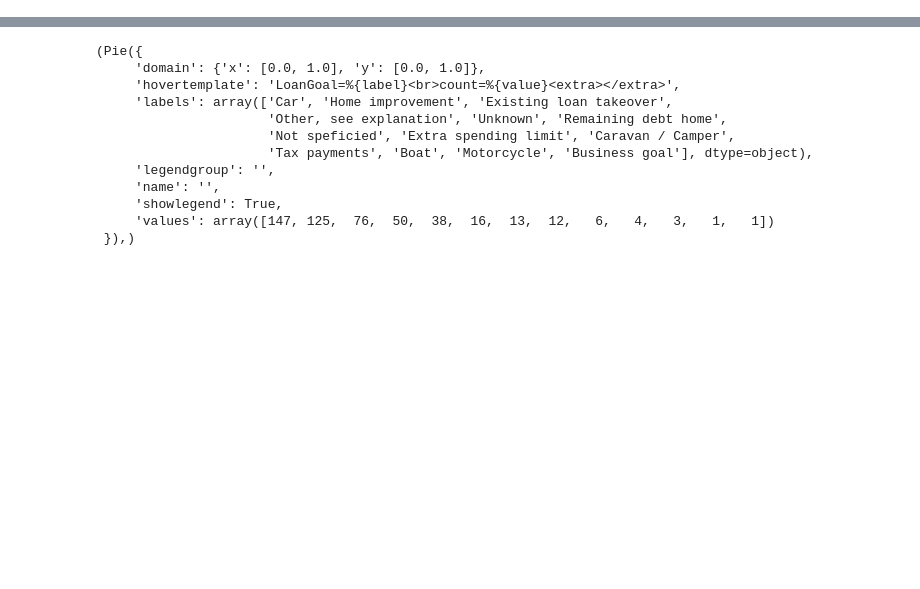
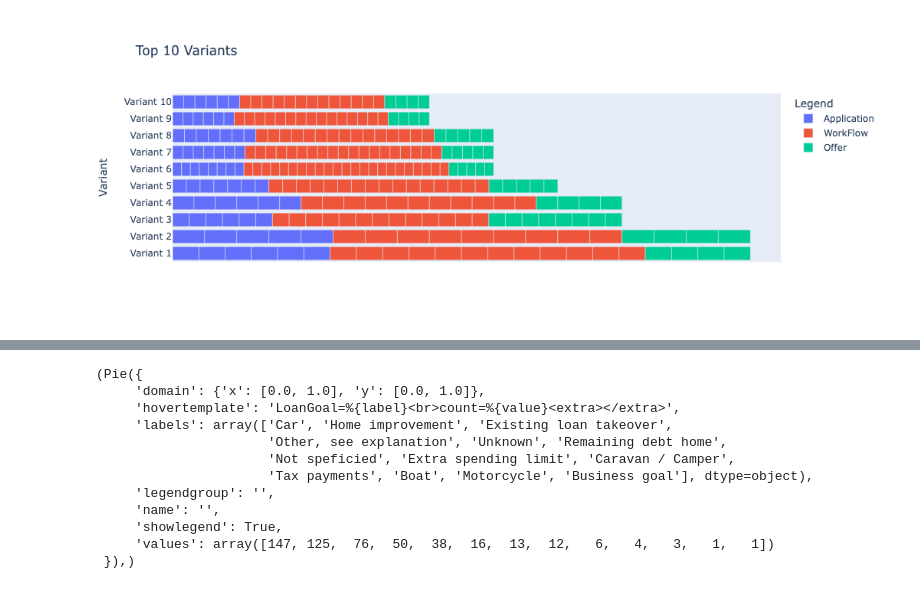
Before and after one commit to frier-sam/baraccuda-zen2022, a Jupyter notebook: backend/process-mining-backend.ipynb, the cells around one changed output, grey strips where cells are left out. Cells and saved outputs as stored; diff of their text form; code cells hidden in the pictures; blank space fills up the shorter version.

```diff
--- a/backend/process-mining-backend.ipynb
+++ b/backend/process-mining-backend.ipynb
@@ -1,2 +1,6 @@
 # %%
 # !pip install -U flask-cors
+# %%
+import pandas as pd
+import os
+df = pd.read_csv(os.path.join('zennovatefiles', 'data.csv'))
@@ -2,0 +17,74 @@
+# %%
+import pm4py
+event_file = df
+topn = 10
+#   convert csv to event log
+event_log = pm4py.format_dataframe(event_file, case_id='case:concept:name', activity_key='concept:name', timestamp_key='time:timestamp')
+event_log = pm4py.convert_to_event_log(event_log)
+
+data_dict = {}
+
+#   dict's keys are the variant and values is the freq of occurence of that variant
+for keys,values in pm4py.get_variants_as_tuples(event_log).items():
+    data_dict[keys] = len(values)
+
+#   finding total # of cases by summing the values of teh dict
+cases = 0
+for i in data_dict.values():
+    cases = cases+i
+
+#   ordering the dict containing keys as the variant and values as the freq of it
+data_dict_list_ordered = sorted(data_dict.items(), key=lambda x:x[1], reverse=True)
+data_dict_ordered = dict(data_dict_list_ordered)
+
+#   find topn variants, list of these variants and filter from event log
+variants = list(data_dict_ordered.keys())
+variants = variants[:topn]
+filtered_log = pm4py.filtering.filter_variants(event_log, variants)
+
+
+event_file5 = pd.DataFrame(columns=['freq','Variant','sub_variant','size'])
+
+#   y axis labels
+order_ = []
+for i in range(0,topn):
+    order_.append('Variant ' + str(i+1))
+
+#   adding values to df with variant#, variant's flow and freq in it
+for i in range(0,topn):
+    for j in range(0,len(list(data_dict_ordered.keys())[i])):
+        event_file5 = pd.concat([event_file5, pd.DataFrame.from_records([{'freq':list(data_dict_ordered.values())[i],
+                                                          'Variant':order_[i],
+                                                          'sub_variant':list(data_dict_ordered.keys())[i][j],
+                                                          'size': len(list(data_dict_ordered.keys())[i])
+                                                         }])])
+event_file5.reset_index(drop=True, inplace=True)
+
+event_file5['sub_variant_2'] = event_file5['sub_variant'].str[:2]
+
+col         = 'sub_variant_2'
+conditions  = [event_file5[col]=='A_', event_file5[col]=='O_', event_file5[col]=='W_']
+choices     = [ 'Application', 'Offer', 'WorkFlow']
+
+event_file5['Legend'] = np.select(conditions, choices, default=np.nan)
+
+# -------------- PLOT CODE -------------------#
+
+event_file5['freq_divide_size'] = event_file5['freq']/event_file5['size']
+
+import plotly.express as px
+
+title_fig = 'Top ' +str(topn)+ ' Variants'
+fig = px.bar(event_file5, x="freq_divide_size", y="Variant", color='Legend', orientation='h',
+             height=400,
+             title=title_fig, custom_data =['freq','sub_variant','Legend'])
+fig.update_xaxes(visible=False, showticklabels=False)
+
+fig.update_traces(
+    hovertemplate="<br>".join([
+                            "#Cases: %{customdata[0]}",
+                            "Event: %{customdata[1]}",
+                            "EventType: %{customdata[2]}",
+                            ])
+    )
+# %% [output]
@@ -2,0 +92 @@
+[figure, added]
```
Also changed, not shown: parts of 9 cells of this notebook, 13 other files.
